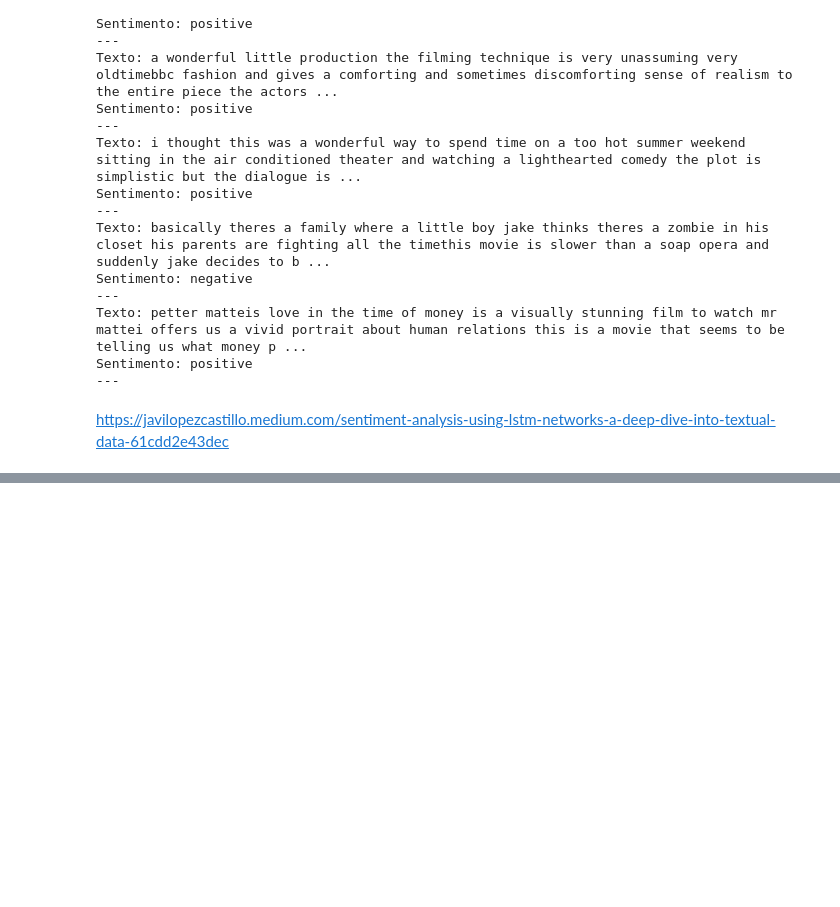
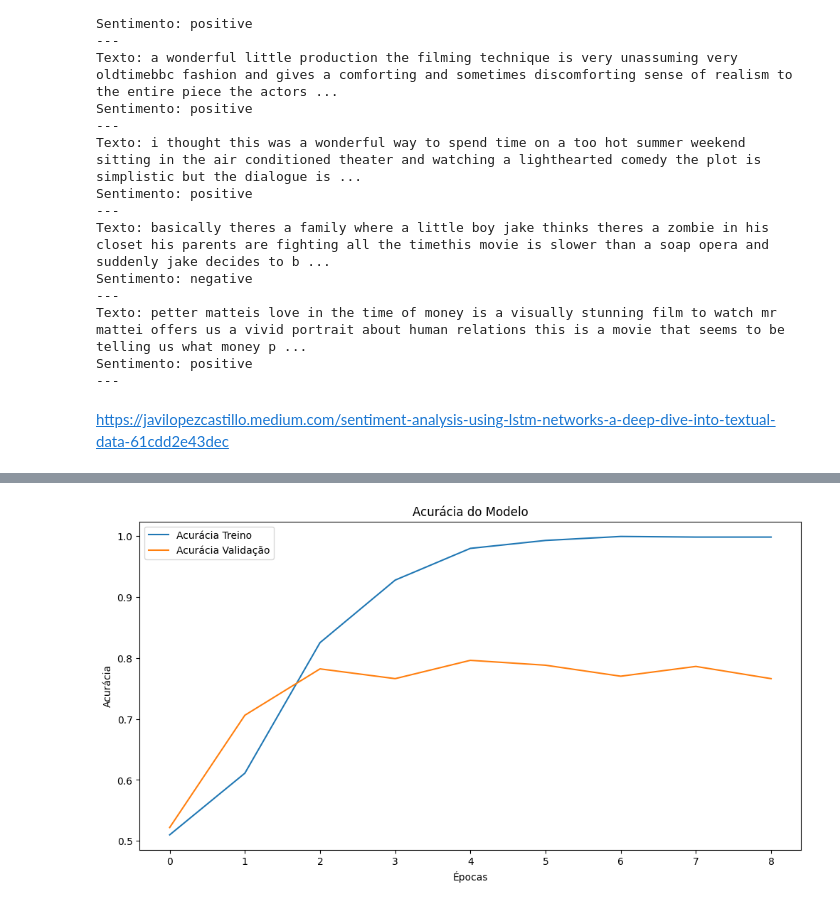
Before and after one commit to erlonL/deep-learning-lista2, a Jupyter notebook: 4-lstm-sentiment.ipynb, the cells around one changed output, grey strips where cells are left out. Cells and saved outputs as stored; diff of their text form; code cells hidden in the pictures; blank space fills up the shorter version.

```diff
--- a/4-lstm-sentiment.ipynb
+++ b/4-lstm-sentiment.ipynb
@@ -296,0 +340,33 @@ KeyboardInterrupt:
+# %%
+model2 = Sequential()
+
+model2.add(Embedding(
+    input_dim=tokenizer.num_words,
+    output_dim=EMBED_DIM,
+    input_length=MAX_LENGTH
+))
+model2.add(Bidirectional(LSTM(LSTM_OUT_NUM)))
+model2.add(Dropout(0.5))
+model2.add(Dense(1, activation='sigmoid'))
+
+model2.compile(
+    optimizer='adam',
+    loss='binary_crossentropy',
+    metrics=['accuracy']
+)
+# %%
+checkpoint = ModelCheckpoint(
+    f'data/best_model_bi_{now()}.keras',
+    monitor='val_loss',
+    save_best_only=True,
+    mode='min'
+)
+# %%
+history2 = model2.fit(
+    train_sequences,
+    train_labels,
+    epochs=100,
+    batch_size=64,
+    validation_split=0.2,
+    callbacks=[early_stopping, checkpoint]
+)
@@ -296,0 +394,12 @@ KeyboardInterrupt:
+# %%
+# plot
+plt.figure(figsize=(12, 6))
+plt.plot(history2.history['accuracy'], label='Acurácia Treino')
+plt.plot(history2.history['val_accuracy'], label='Acurácia Validação')
+plt.title('Acurácia do Modelo')
+plt.xlabel('Épocas')
+plt.ylabel('Acurácia')
+plt.legend()
+plt.show()
+# %% [output]
+[figure, added]
```
Also changed, not shown: parts of 27 cells of this notebook.
